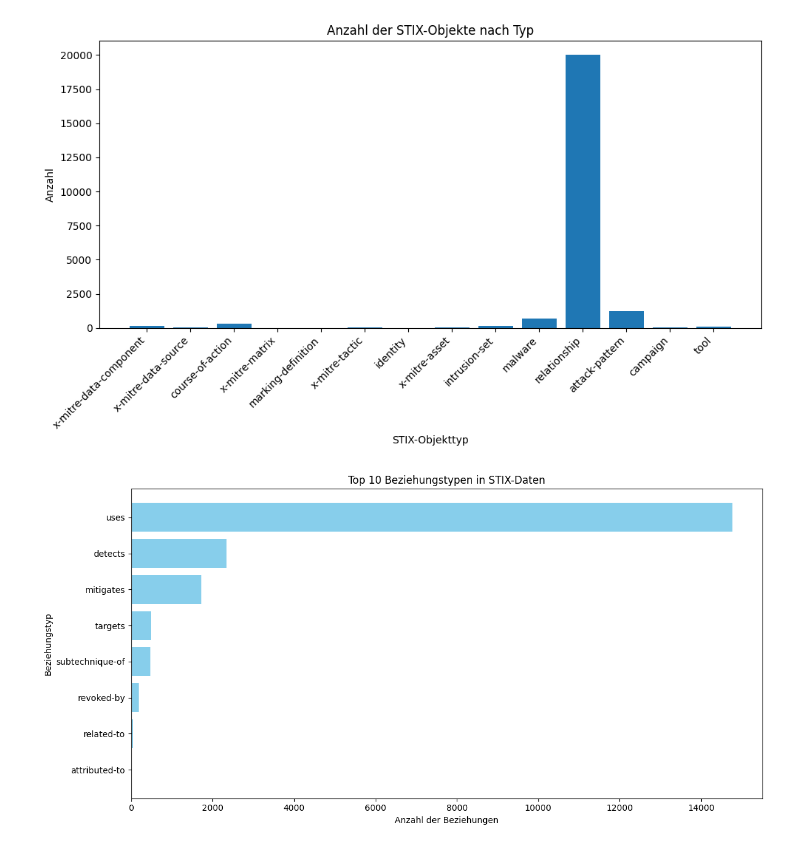
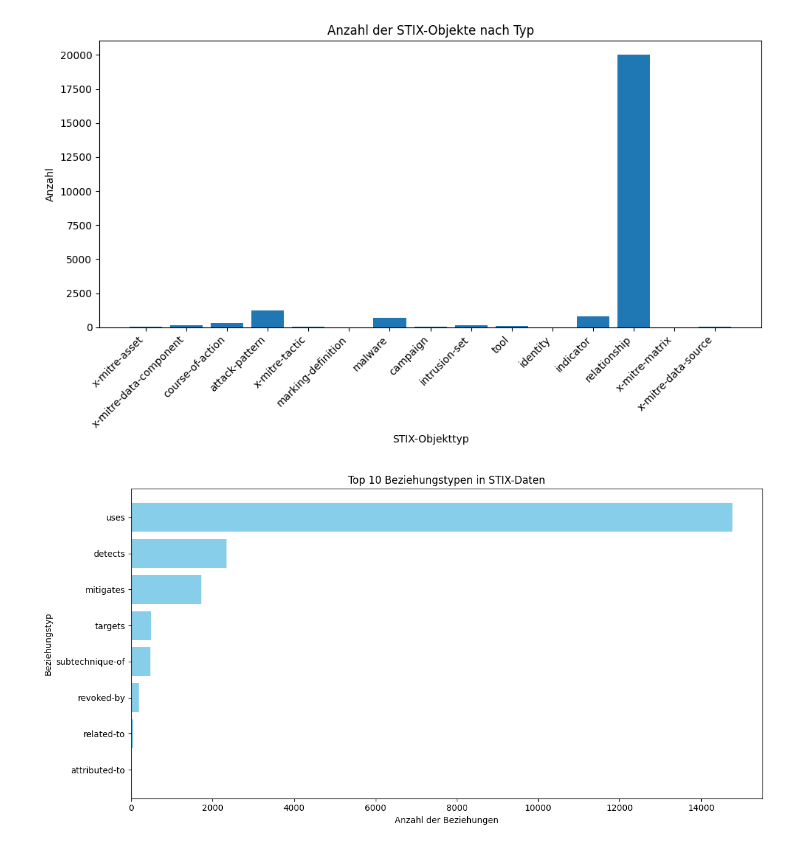
Before and after one commit to Niclas93/Datenanalyse, a Jupyter notebook: Datenanalyse.ipynb, the cells around one changed output. Saved outputs shown, nothing was run; the diff lists cells and outputs as text; code cells hidden in the pictures.

Commit message:
Tested other database

```diff
--- a/Datenanalyse.ipynb
+++ b/Datenanalyse.ipynb
@@ -13,5 +15,9 @@ import nbformat
 # %%
 mongo_client = MongoClient('localhost', 27017)
-db = mongo_client.stix_database
-collection = db.stix_data
-G = nx.Graph()
+db1 = mongo_client.stix_database
+collection1 = db1.stix_data
+G1 = nx.Graph()
+
+# db2 = mongo_client.stix_database
+# collection2 = db2.stix_data
+# G2 = nx.Graph()
@@ -24,14 +24,20 @@ api_root = server.api_roots[0]
 # %%
+server_url1 = 'https://cti-taxii.mitre.org/taxii/'
+
+server1 = Server(server_url1)
+
+api_root1 = server1.api_roots[0]
+
 collection_id_enterprise = '95ecc380-afe9-11e4-9b6c-751b66dd541e'
-taxii_collection1 = Collection(f"{api_root.url}collections/{collection_id_enterprise}/")
+taxii_collection1 = Collection(f"{api_root1.url}collections/{collection_id_enterprise}/")
 
 collection_id_pre = '062767bd-02d2-4b72-84ba-56caef0f8658'
-taxii_collection2 = Collection(f"{api_root.url}collections/{collection_id_pre}/")
+taxii_collection2 = Collection(f"{api_root1.url}collections/{collection_id_pre}/")
 
 collection_id_mobile = '2f669986-b40b-4423-b720-4396ca6a462b'
-taxii_collection3 = Collection(f"{api_root.url}collections/{collection_id_mobile}/")
+taxii_collection3 = Collection(f"{api_root1.url}collections/{collection_id_mobile}/")
 
 collection_id_ics = '02c3ef24-9cd4-48f3-a99f-b74ce24f1d34'
-taxii_collection4 = Collection(f"{api_root.url}collections/{collection_id_ics}/")
+taxii_collection4 = Collection(f"{api_root1.url}collections/{collection_id_ics}/")
 
 all_taxii_collections = [taxii_collection1, taxii_collection2, taxii_collection3, taxii_collection4]
@@ -41,7 +72,7 @@ for taxii_collection in all_taxii_collections:
 
     if stix_objects.get("objects"):
         for obj in stix_objects["objects"]:
-            collection.update_one({"id": obj["id"]}, {"$set": obj}, upsert=True)
+            collection1.update_one({"id": obj["id"]}, {"$set": obj}, upsert=True)
 # %%
 for taxii_collection in all_taxii_collections:
     stix_objects = taxii_collection.get_objects().get('objects', [])
@@ -54,26 +85,26 @@ for taxii_collection in all_taxii_collections:
 # %%
 def analyze_types():
     pipeline = [
         {"$group": {"_id": "$type", "count": {"$sum": 1}}}
     ]
-    return list(collection.aggregate(pipeline))
+    return list(collection1.aggregate(pipeline))
 
 def visualize_data(data):
     labels = [elem['_id'] for elem in data]
     counts = [elem['count'] for elem in data]
 
     plt.figure(figsize=(10, 6))
     plt.bar(labels, counts)
     plt.title('Anzahl der STIX-Objekte nach Typ')
     plt.xlabel('STIX-Objekttyp')
     plt.ylabel('Anzahl')
     plt.xticks(rotation=45, ha='right')
     plt.tight_layout()
     plt.show()
 type_data = analyze_types()
 visualize_data(type_data)
 # %% [output]
-[figure, old version]
+[figure, new version]
 # %%
 def analyze_relationships():
     pipeline = [
```
Also changed, not shown: parts of 6 cells of this notebook, 1 other file.
